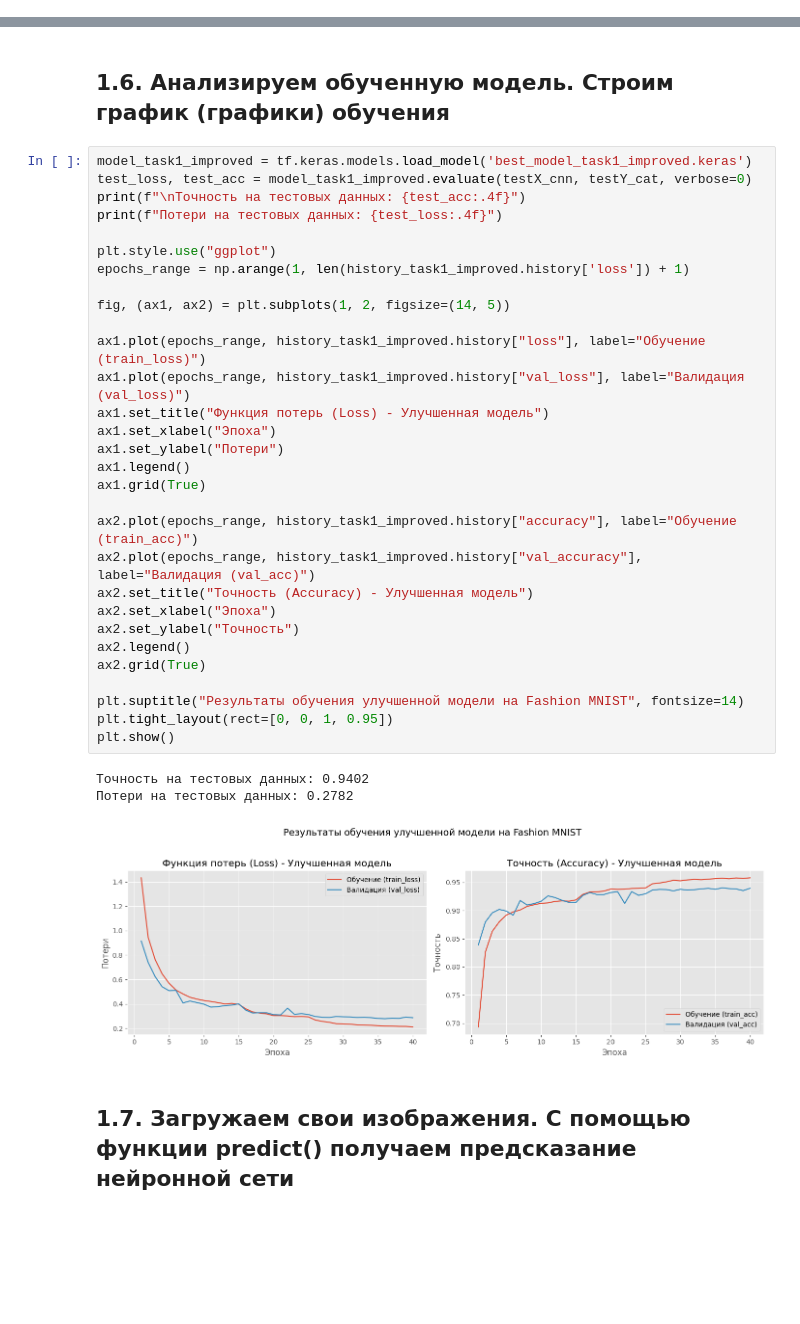
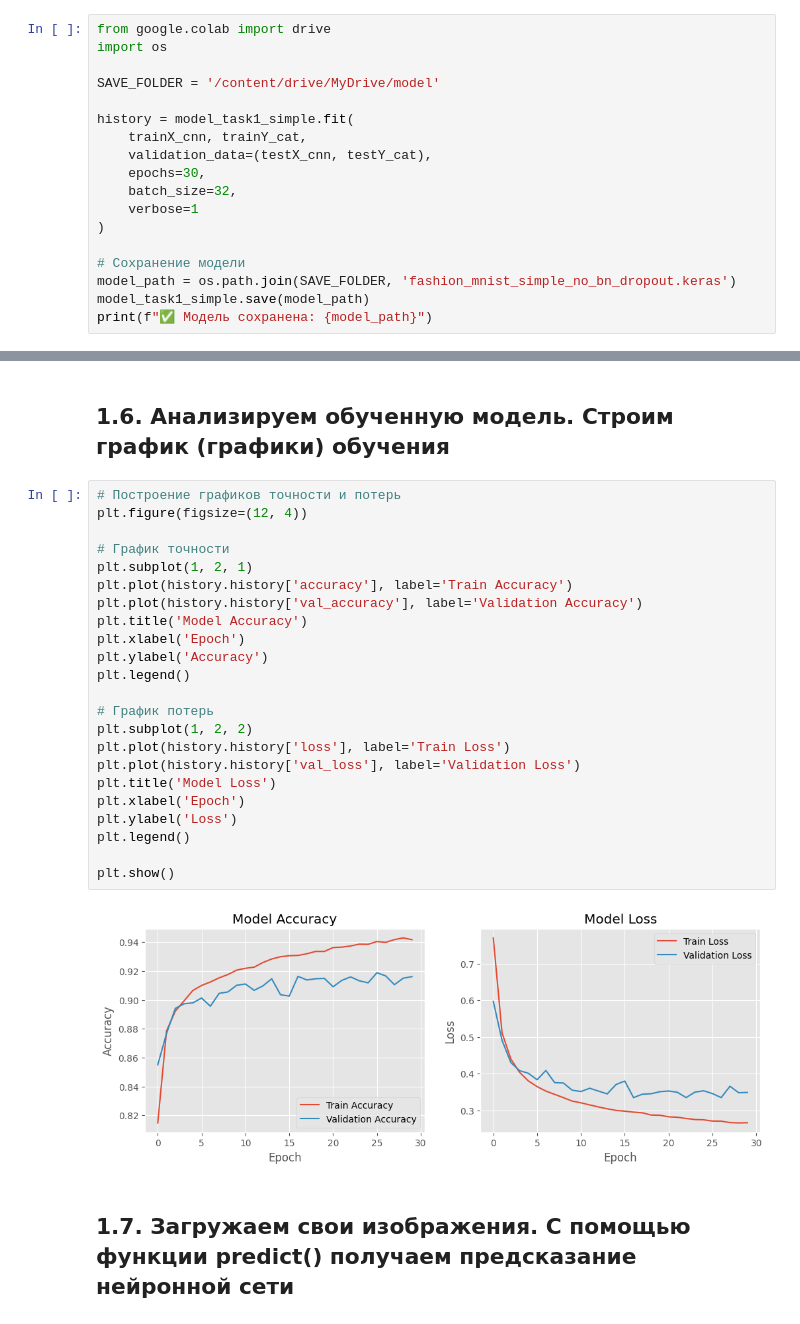
Before and after one commit to allatop/networks, a Jupyter notebook: _3_cnn.ipynb, the cells around one changed output, grey strips where cells are left out. Saved outputs shown, nothing was run; the diff lists cells and outputs as text; blank space fills up the shorter version.

```diff
--- a/_3_cnn.ipynb
+++ b/_3_cnn.ipynb
@@ -194,0 +147,18 @@ Restoring model weights from the end of the best epoch: 39.
+# %%
+from google.colab import drive
+import os
+
+SAVE_FOLDER = '/content/drive/MyDrive/model'
+
+history = model_task1_simple.fit(
+    trainX_cnn, trainY_cat,
+    validation_data=(testX_cnn, testY_cat),
+    epochs=30,
+    batch_size=32,
+    verbose=1
+)
+
+# Сохранение модели
+model_path = os.path.join(SAVE_FOLDER, 'fashion_mnist_simple_no_bn_dropout.keras')
+model_task1_simple.save(model_path)
+print(f"✅ Модель сохранена: {model_path}")
@@ -195,39 +183,30 @@ Restoring model weights from the end of the best epoch: 39.
 # %% [markdown]
 ## 1.6. Анализируем обученную модель. Строим график (графики) обучения
-# %%
-model_task1_improved = tf.keras.models.load_model('best_model_task1_improved.keras')
-test_loss, test_acc = model_task1_improved.evaluate(testX_cnn, testY_cat, verbose=0)
-print(f"\nТочность на тестовых данных: {test_acc:.4f}")
-print(f"Потери на тестовых данных: {test_loss:.4f}")
-
-plt.style.use("ggplot")
-epochs_range = np.arange(1, len(history_task1_improved.history['loss']) + 1)
-
-fig, (ax1, ax2) = plt.subplots(1, 2, figsize=(14, 5))
-
-ax1.plot(epochs_range, history_task1_improved.history["loss"], label="Обучение (train_loss)")
-ax1.plot(epochs_range, history_task1_improved.history["val_loss"], label="Валидация (val_loss)")
-ax1.set_title("Функция потерь (Loss) - Улучшенная модель")
-ax1.set_xlabel("Эпоха")
-ax1.set_ylabel("Потери")
-ax1.legend()
-ax1.grid(True)
-
-ax2.plot(epochs_range, history_task1_improved.history["accuracy"], label="Обучение (train_acc)")
-ax2.plot(epochs_range, history_task1_improved.history["val_accuracy"], label="Валидация (val_acc)")
-ax2.set_title("Точность (Accuracy) - Улучшенная модель")
-ax2.set_xlabel("Эпоха")
-ax2.set_ylabel("Точность")
-ax2.legend()
-ax2.grid(True)
-
-plt.suptitle("Результаты обучения улучшенной модели на Fashion MNIST", fontsize=14)
-plt.tight_layout(rect=[0, 0, 1, 0.95])
-plt.show()
-# %% [output]
-Точность на тестовых данных: 0.9402
-Потери на тестовых данных: 0.2782
-[figure, removed]
+# %%
+# Построение графиков точности и потерь
+plt.figure(figsize=(12, 4))
+
+# График точности
+plt.subplot(1, 2, 1)
+plt.plot(history.history['accuracy'], label='Train Accuracy')
+plt.plot(history.history['val_accuracy'], label='Validation Accuracy')
+plt.title('Model Accuracy')
+plt.xlabel('Epoch')
+plt.ylabel('Accuracy')
+plt.legend()
+
+# График потерь
+plt.subplot(1, 2, 2)
+plt.plot(history.history['loss'], label='Train Loss')
+plt.plot(history.history['val_loss'], label='Validation Loss')
+plt.title('Model Loss')
+plt.xlabel('Epoch')
+plt.ylabel('Loss')
+plt.legend()
+
+plt.show()
+# %% [output]
+[figure, added]
 # %% [markdown]
 ## 1.7. Загружаем свои изображения. С помощью функции predict() получаем предсказание нейронной сети
 # %% [markdown]
```
Also changed, not shown: parts of 39 cells of this notebook.
